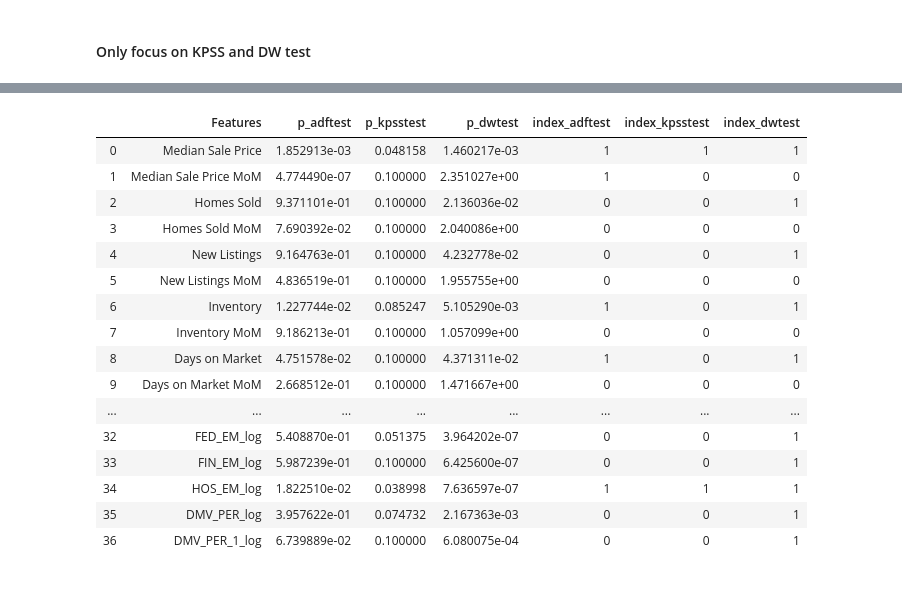
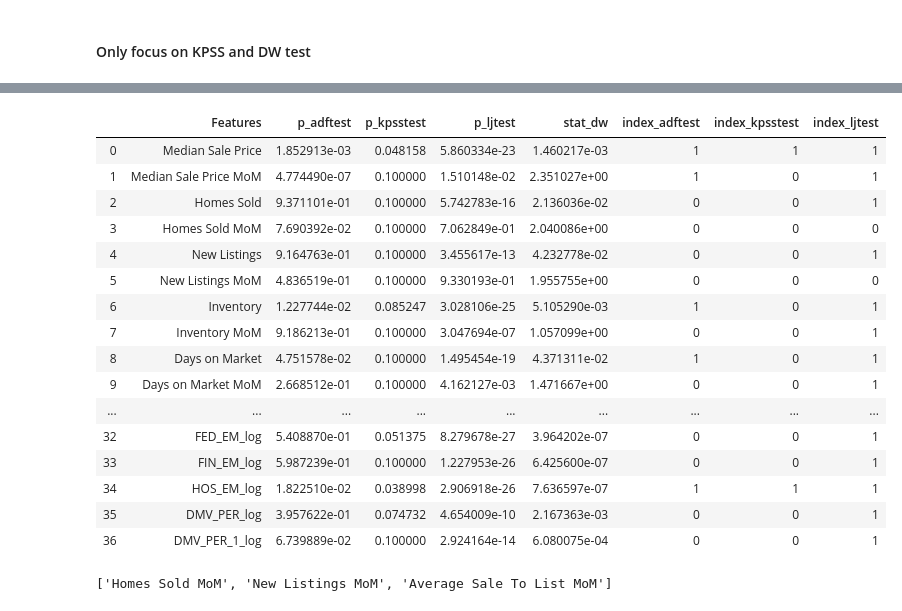
Before and after one commit to iuniorhsiung/mod4_project_DC_housing_price, a Jupyter notebook: master_notebook/DC_house_NL.ipynb, the cells around one changed output, grey strips where cells are left out. Cells and saved outputs as stored; diff of their text form; code cells hidden in the pictures.

```diff
--- a/master_notebook/DC_house_NL.ipynb
+++ b/master_notebook/DC_house_NL.ipynb
@@ -77,15 +121,18 @@ adfuller(df[col_name[36]], regression = 'ct')
 # %%
-#statistic, p-value for adfuller
+# p-value for adfuller
 p_val_adf = []
 
-# statistic and p-value for kpss
+# p-value for kpss
 p_val_kpss = []
 
-# statistic and p-value for acorr_breusch_godfrey
+# p-value for acorr_breusch_godfrey
 p_val_bg = []
 
-# statistic and p-value for durbin_watson
-p_val_dw = []
+# p-value for Ljung–Box Q test
+p_val_lj = []
+
+# statistic for durbin_watson
+stat_dw = []
 
 for i in range(len(col_name)):
     temp = adfuller(df[col_name[i]], regression = 'ct')
@@ -94,11 +141,14 @@ for i in range(len(col_name)):
     temp = kpss(df[col_name[i]], regression = 'ct')
     p_val_kpss.append(temp[1])
 
+    temp = acorr_ljungbox(df[col_name[i]], lags = 10)
+    p_val_lj.append(temp[1][0])
+
     temp = durbin_watson(df[col_name[i]])
-    p_val_dw.append(temp)
+    stat_dw.append(temp)
 
-test_matrix = pd.DataFrame(list(zip(col_name, p_val_adf, p_val_kpss, p_val_dw)),
-               columns =['Features','p_adftest', 'p_kpsstest','p_dwtest'])
+test_matrix = pd.DataFrame(list(zip(col_name, p_val_adf, p_val_kpss, p_val_lj, stat_dw)),
+               columns =['Features','p_adftest', 'p_kpsstest','p_ljtest', 'stat_dw'])
 # %%
 test_matrix
 # %% [output]
@@ -132,23 +184,23 @@ def test_p_value(p = .05, name = 'ttest'):
 # %%
 test_p_value(p = .05, name = 'adftest')
 test_p_value(p = .05, name = 'kpsstest')
-test_p_value(p = .05, name = 'dwtest')
+test_p_value(p = .05, name = 'ljtest')
 test_matrix
 # %% [output]
-|  | Features | p_adftest | p_kpsstest | p_dwtest | index_adftest | index_kpsstest | index_dwtest |
-| 0 | Median Sale Price | 1.852913e-03 | 0.048158 | 1.460217e-03 | 1 | 1 | 1 |
-| 1 | Median Sale Price MoM | 4.774490e-07 | 0.100000 | 2.351027e+00 | 1 | 0 | 0 |
-| 2 | Homes Sold | 9.371101e-01 | 0.100000 | 2.136036e-02 | 0 | 0 | 1 |
-| 3 | Homes Sold MoM | 7.690392e-02 | 0.100000 | 2.040086e+00 | 0 | 0 | 0 |
-| 4 | New Listings | 9.164763e-01 | 0.100000 | 4.232778e-02 | 0 | 0 | 1 |
-| 5 | New Listings MoM | 4.836519e-01 | 0.100000 | 1.955755e+00 | 0 | 0 | 0 |
-| 6 | Inventory | 1.227744e-02 | 0.085247 | 5.105290e-03 | 1 | 0 | 1 |
-| 7 | Inventory MoM | 9.186213e-01 | 0.100000 | 1.057099e+00 | 0 | 0 | 0 |
-| 8 | Days on Market | 4.751578e-02 | 0.100000 | 4.371311e-02 | 1 | 0 | 1 |
-| 9 | Days on Market MoM | 2.668512e-01 | 0.100000 | 1.471667e+00 | 0 | 0 | 0 |
-| ... | ... | ... | ... | ... | ... | ... | ... |
-| 32 | FED_EM_log | 5.408870e-01 | 0.051375 | 3.964202e-07 | 0 | 0 | 1 |
-| 33 | FIN_EM_log | 5.987239e-01 | 0.100000 | 6.425600e-07 | 0 | 0 | 1 |
-| 34 | HOS_EM_log | 1.822510e-02 | 0.038998 | 7.636597e-07 | 1 | 1 | 1 |
-| 35 | DMV_PER_log | 3.957622e-01 | 0.074732 | 2.167363e-03 | 0 | 0 | 1 |
-| 36 | DMV_PER_1_log | 6.739889e-02 | 0.100000 | 6.080075e-04 | 0 | 0 | 1 |
+|  | Features | p_adftest | p_kpsstest | p_ljtest | stat_dw | index_adftest | index_kpsstest | index_ljtest |
+| 0 | Median Sale Price | 1.852913e-03 | 0.048158 | 5.860334e-23 | 1.460217e-03 | 1 | 1 | 1 |
+| 1 | Median Sale Price MoM | 4.774490e-07 | 0.100000 | 1.510148e-02 | 2.351027e+00 | 1 | 0 | 1 |
+| 2 | Homes Sold | 9.371101e-01 | 0.100000 | 5.742783e-16 | 2.136036e-02 | 0 | 0 | 1 |
+| 3 | Homes Sold MoM | 7.690392e-02 | 0.100000 | 7.062849e-01 | 2.040086e+00 | 0 | 0 | 0 |
+| 4 | New Listings | 9.164763e-01 | 0.100000 | 3.455617e-13 | 4.232778e-02 | 0 | 0 | 1 |
+| 5 | New Listings MoM | 4.836519e-01 | 0.100000 | 9.330193e-01 | 1.955755e+00 | 0 | 0 | 0 |
+| 6 | Inventory | 1.227744e-02 | 0.085247 | 3.028106e-25 | 5.105290e-03 | 1 | 0 | 1 |
+| 7 | Inventory MoM | 9.186213e-01 | 0.100000 | 3.047694e-07 | 1.057099e+00 | 0 | 0 | 1 |
+| 8 | Days on Market | 4.751578e-02 | 0.100000 | 1.495454e-19 | 4.371311e-02 | 1 | 0 | 1 |
+| 9 | Days on Market MoM | 2.668512e-01 | 0.100000 | 4.162127e-03 | 1.471667e+00 | 0 | 0 | 1 |
+| ... | ... | ... | ... | ... | ... | ... | ... | ... |
+| 32 | FED_EM_log | 5.408870e-01 | 0.051375 | 8.279678e-27 | 3.964202e-07 | 0 | 0 | 1 |
+| 33 | FIN_EM_log | 5.987239e-01 | 0.100000 | 1.227953e-26 | 6.425600e-07 | 0 | 0 | 1 |
+| 34 | HOS_EM_log | 1.822510e-02 | 0.038998 | 2.906918e-26 | 7.636597e-07 | 1 | 1 | 1 |
+| 35 | DMV_PER_log | 3.957622e-01 | 0.074732 | 4.654009e-10 | 2.167363e-03 | 0 | 0 | 1 |
+| 36 | DMV_PER_1_log | 6.739889e-02 | 0.100000 | 2.924164e-14 | 6.080075e-04 | 0 | 0 | 1 |
@@ -159,0 +210,8 @@ sm.graphics.tsa.plot_pacf(dta.values.squeeze(), lags=40)
+# %%
+# Find all features are stationary and autocorrelation 0 based on both KPSS and DW tests
+index_kpss = test_matrix['index_kpsstest'] == 0
+index_lj = test_matrix['index_ljtest'] == 0
+test_col = list(test_matrix[index_kpss & index_lj]["Features"])
+test_col
+# %% [output]
+['Homes Sold MoM', 'New Listings MoM', 'Average Sale To List MoM']
```
Also changed, not shown: parts of 39 cells of this notebook, 8 other files.
